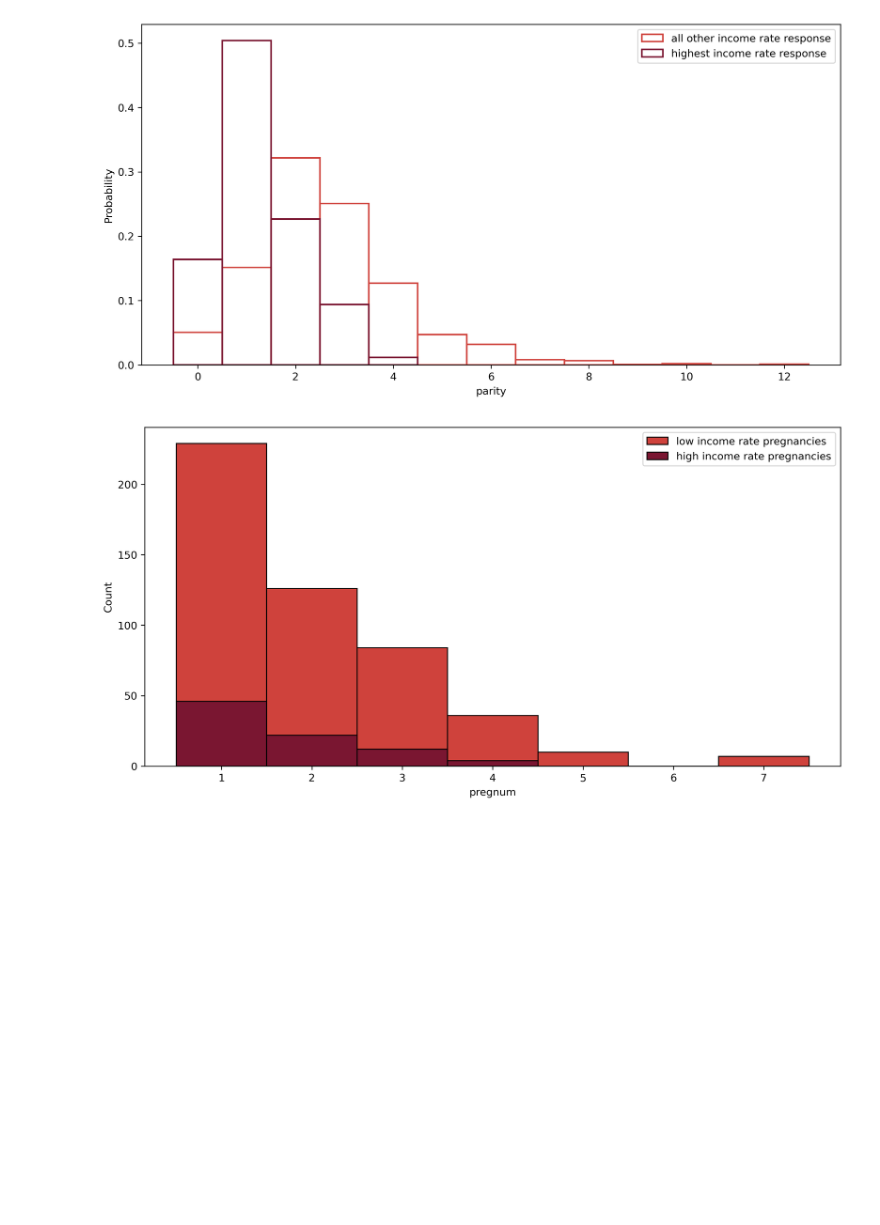
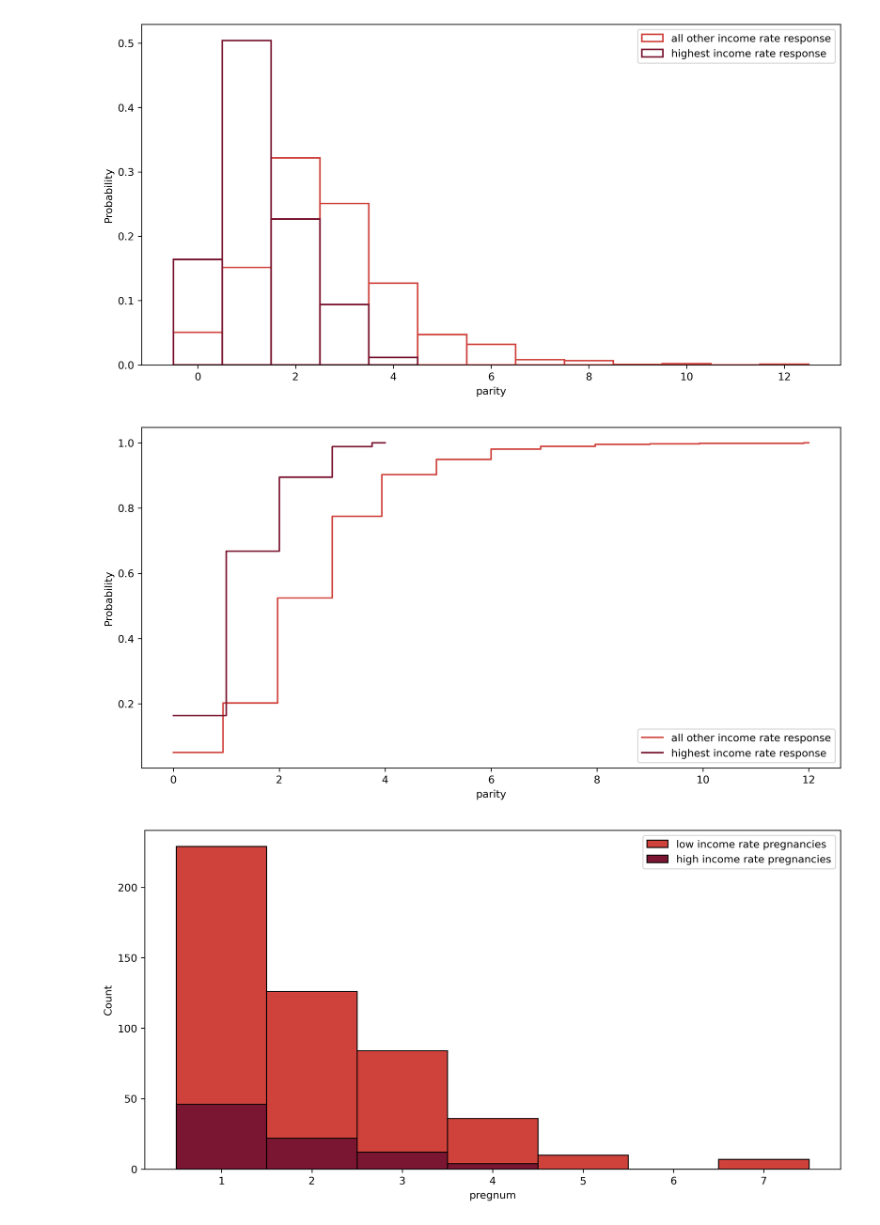
Before and after one commit to ashen007/National-Survey-of-Family-Growth, a Jupyter notebook: National Survey of Family Growth/Notebooks/pregnancy.ipynb, the cells around one changed output. Drawn from its saved outputs; the diff is of its cells as text; code cells hidden in the pictures; blank space fills up the shorter version.

```diff
--- a/National Survey of Family Growth/Notebooks/pregnancy.ipynb
+++ b/National Survey of Family Growth/Notebooks/pregnancy.ipynb
@@ -701,6 +705,26 @@ plt.legend()
 graphing.show()
 # %% [output]
 [figure]
+# %%
+graphing.create_figure([12, 6], 300)
+all_other_income.hist(x='parity',
+                      color='#CF423C',
+                      fill=False,
+                      stat='probability',
+                      element='step',
+                      cumulative=True,
+                      label='all other income rate response')
+high_income.hist(x='parity',
+                 color='#7A1631',
+                 fill=False,
+                 stat='probability',
+                 element='step',
+                 cumulative=True,
+                 label='highest income rate response')
+plt.legend()
+graphing.show()
+# %% [output]
+[figure, added]
 # %%
 non_live_births_high_income = zero_live_births[zero_live_births['poverty'] > 600]
 non_live_births_low_income = zero_live_births[zero_live_births['poverty'] < 600]
```
Also changed, not shown: parts of 3 cells of this notebook, 1 other file.
